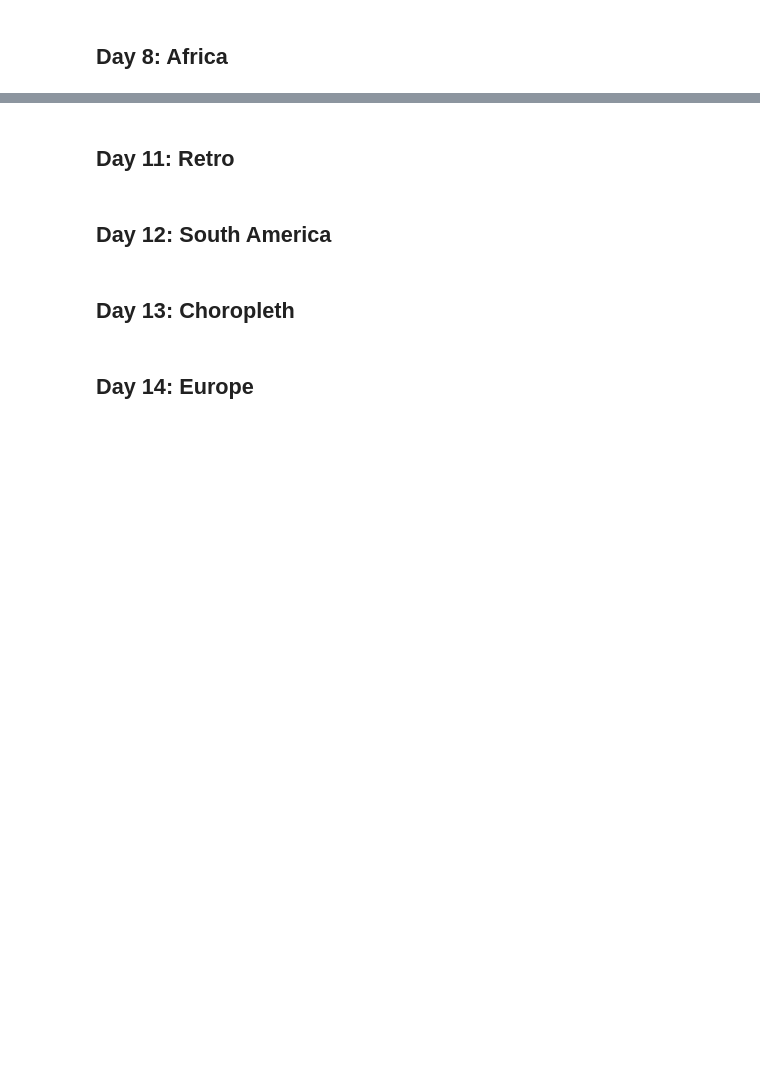
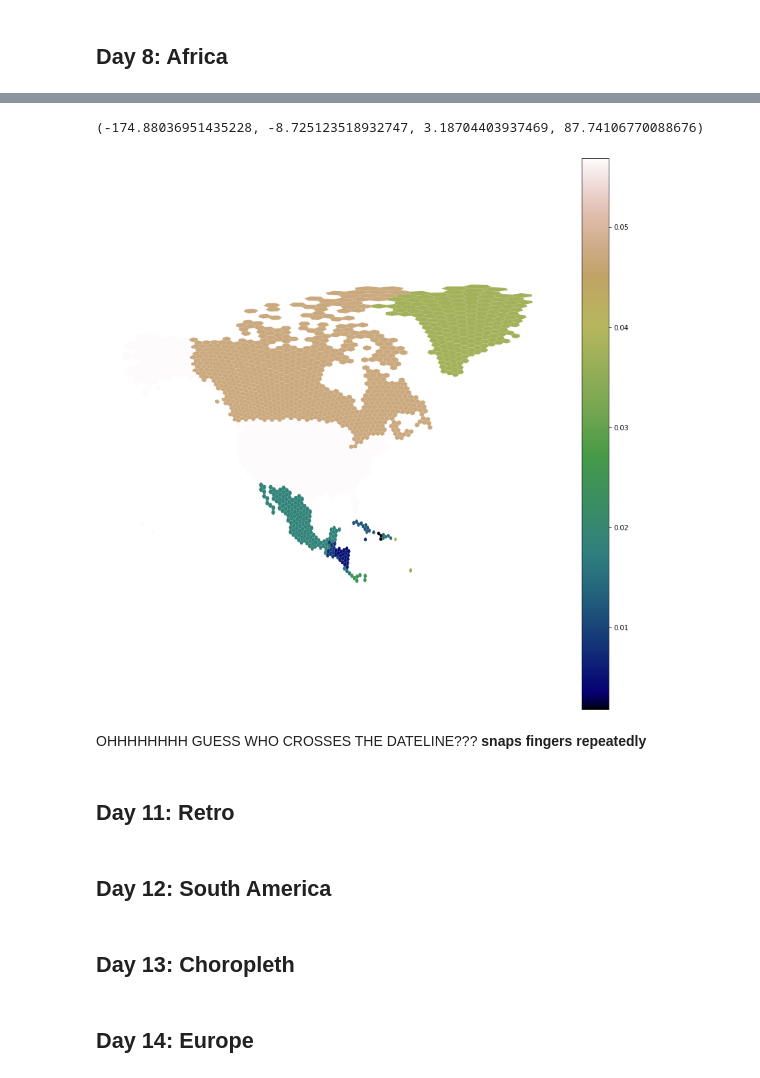
Before and after one commit to wboykinm/maptember, a Jupyter notebook: 2023/maptember_2023.ipynb, the cells around one changed output, grey strips where cells are left out. Saved outputs shown, nothing was run; the diff lists cells and outputs as text; code cells hidden in the pictures; blank space fills up the shorter version.

```diff
--- a/2023/maptember_2023.ipynb
+++ b/2023/maptember_2023.ipynb
@@ -187,3 +233,23 @@ gdf_ne_admin_0_110_africa.plot(
+# %%
+gdf = gpd.read_file(gpd.datasets.get_path('naturalearth_lowres'))
+gdf = gdf.loc[gdf['continent'].eq('North America')]
+gdf['gdp_md_per_capita'] = gdf['gdp_md_est'].div(gdf['pop_est'])
+resolution = 3
+
+# Resample to H3 cells
+gdf_h3 = gdf.h3.polyfill_resample(resolution)
+ax = gdf_h3.plot(
+    figsize=(15, 15),
+    column='gdp_md_per_capita',
+    legend=True,
+    cmap='gist_earth'
+)
+ax.axis('off')
+# %% [output]
+(-174.88036951435228, -8.725123518932747, 3.18704403937469, 87.74106770088676)
+[figure, added]
+# %% [markdown]
+OHHHHHHHH GUESS WHO CROSSES THE DATELINE??? __snaps fingers repeatedly__
 # %% [markdown]
 ## Day 11: Retro
 # %% [markdown]
```
Also changed, not shown: parts of 13 cells of this notebook.
